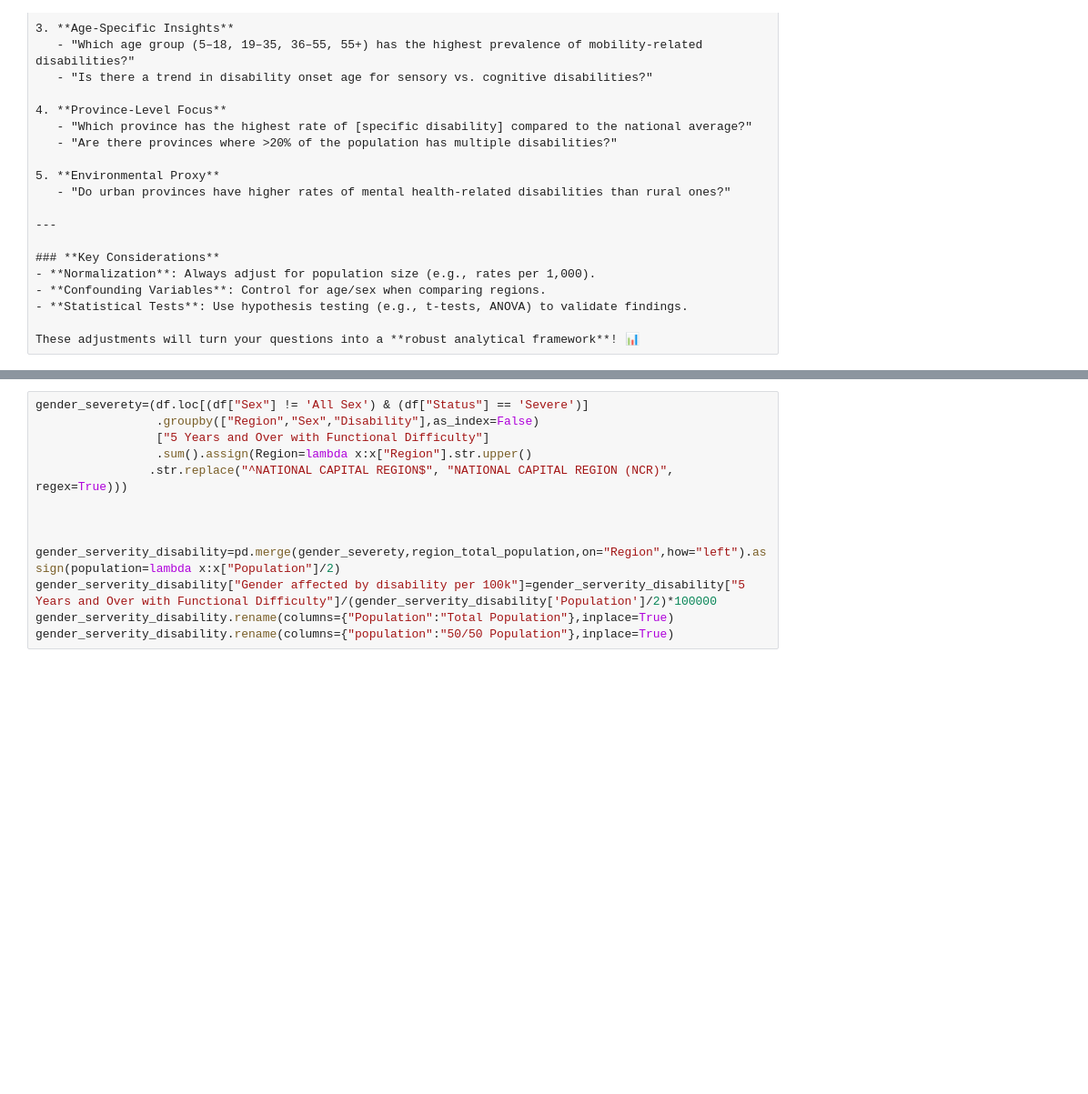
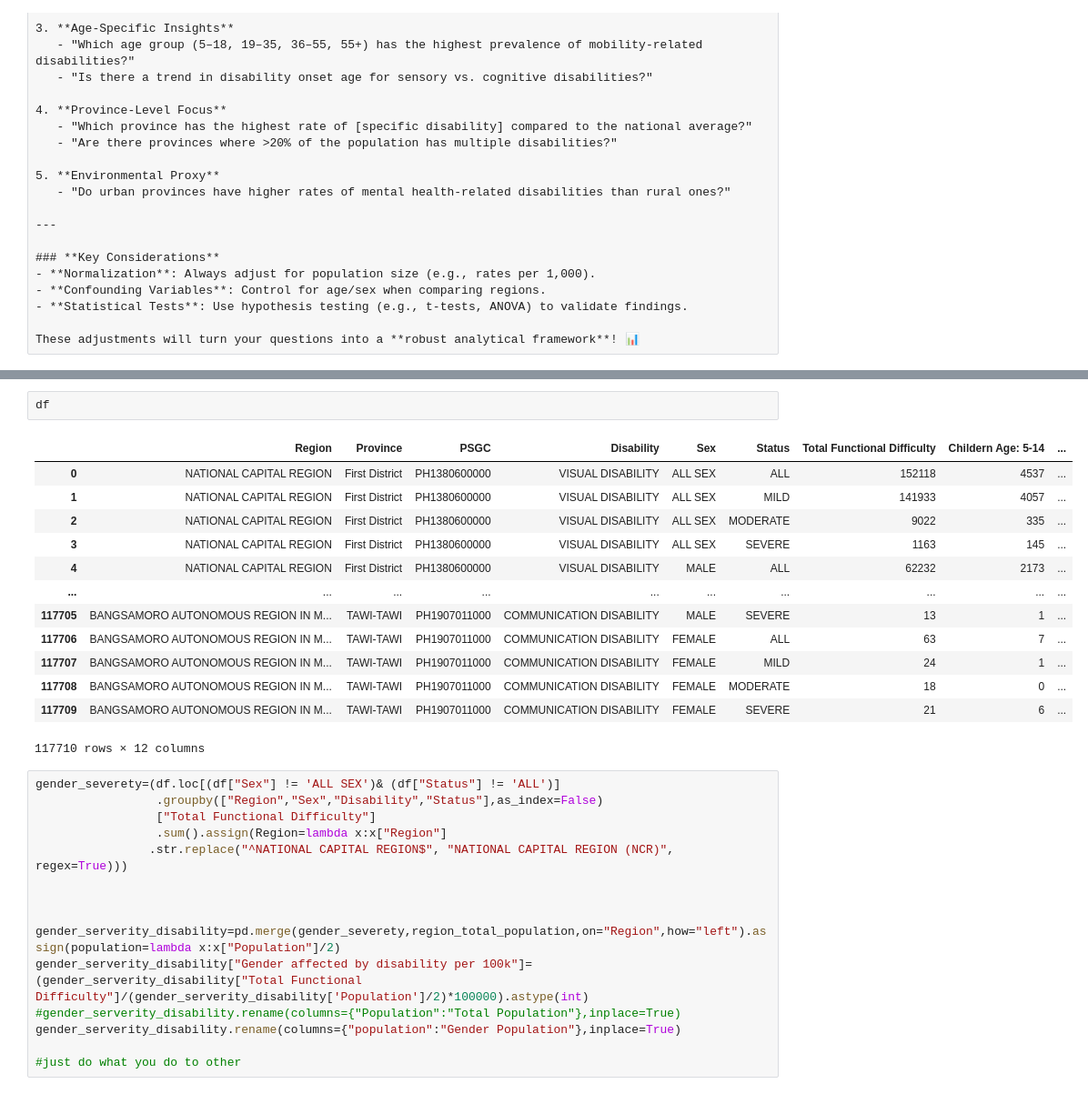
Before and after one commit to Jkianboringot/new-functional-disability, a Jupyter notebook: analyzing_functional_difficulty.ipynb, the cells around one changed output, grey strips where cells are left out. Shown at 91% size. Cells and saved outputs as stored; diff of their text form; blank space fills up the shorter version.

```diff
--- a/analyzing_functional_difficulty.ipynb
+++ b/analyzing_functional_difficulty.ipynb
@@ -211,13 +290,31 @@ MAA_melted_filtered.pivot_table(index="Region",columns="Disability",
+# %%
+df
+# %% [output]
+|  | Region | Province | PSGC | Disability | Sex | Status | Total Functional Difficulty | Childern Age: 5-14 | ... |
+| 0 | NATIONAL CAPITAL REGION | First District | PH1380600000 | VISUAL DISABILITY | ALL SEX | ALL | 152118 | 4537 | ... |
+| 1 | NATIONAL CAPITAL REGION | First District | PH1380600000 | VISUAL DISABILITY | ALL SEX | MILD | 141933 | 4057 | ... |
+| 2 | NATIONAL CAPITAL REGION | First District | PH1380600000 | VISUAL DISABILITY | ALL SEX | MODERATE | 9022 | 335 | ... |
+| 3 | NATIONAL CAPITAL REGION | First District | PH1380600000 | VISUAL DISABILITY | ALL SEX | SEVERE | 1163 | 145 | ... |
+| 4 | NATIONAL CAPITAL REGION | First District | PH1380600000 | VISUAL DISABILITY | MALE | ALL | 62232 | 2173 | ... |
+| ... | ... | ... | ... | ... | ... | ... | ... | ... | ... |
+| 117705 | BANGSAMORO AUTONOMOUS REGION IN M... | TAWI-TAWI | PH1907011000 | COMMUNICATION DISABILITY | MALE | SEVERE | 13 | 1 | ... |
+| 117706 | BANGSAMORO AUTONOMOUS REGION IN M... | TAWI-TAWI | PH1907011000 | COMMUNICATION DISABILITY | FEMALE | ALL | 63 | 7 | ... |
+| 117707 | BANGSAMORO AUTONOMOUS REGION IN M... | TAWI-TAWI | PH1907011000 | COMMUNICATION DISABILITY | FEMALE | MILD | 24 | 1 | ... |
+| 117708 | BANGSAMORO AUTONOMOUS REGION IN M... | TAWI-TAWI | PH1907011000 | COMMUNICATION DISABILITY | FEMALE | MODERATE | 18 | 0 | ... |
+| 117709 | BANGSAMORO AUTONOMOUS REGION IN M... | TAWI-TAWI | PH1907011000 | COMMUNICATION DISABILITY | FEMALE | SEVERE | 21 | 6 | ... |
+117710 rows × 12 columns
 # %%
-gender_severety=(df.loc[(df["Sex"] != 'All Sex') & (df["Status"] == 'Severe')]
-                 .groupby(["Region","Sex","Disability"],as_index=False)
-                 ["5 Years and Over with Functional Difficulty"]
-                 .sum().assign(Region=lambda x:x["Region"].str.upper()
+gender_severety=(df.loc[(df["Sex"] != 'ALL SEX')& (df["Status"] != 'ALL')]
+                 .groupby(["Region","Sex","Disability","Status"],as_index=False)
+                 ["Total Functional Difficulty"]
+                 .sum().assign(Region=lambda x:x["Region"]
                 .str.replace("^NATIONAL CAPITAL REGION$", "NATIONAL CAPITAL REGION (NCR)", regex=True)))
 
 
 
 gender_serverity_disability=pd.merge(gender_severety,region_total_population,on="Region",how="left").assign(population=lambda x:x["Population"]/2)
-gender_serverity_disability["Gender affected by disability per 100k"]=gender_serverity_disability["5 Years and Over with Functional Difficulty"]/(gender_serverity_disability['Population']/2)*100000
-gender_serverity_disability.rename(columns={"Population":"Total Population"},inplace=True)
-gender_serverity_disability.rename(columns={"population":"50/50 Population"},inplace=True)
+gender_serverity_disability["Gender affected by disability per 100k"]=(gender_serverity_disability["Total Functional Difficulty"]/(gender_serverity_disability['Population']/2)*100000).astype(int)
+#gender_serverity_disability.rename(columns={"Population":"Total Population"},inplace=True)
+gender_serverity_disability.rename(columns={"population":"Gender Population"},inplace=True)
+
+#just do what you do to other
```
Also changed, not shown: parts of 20 cells of this notebook.
